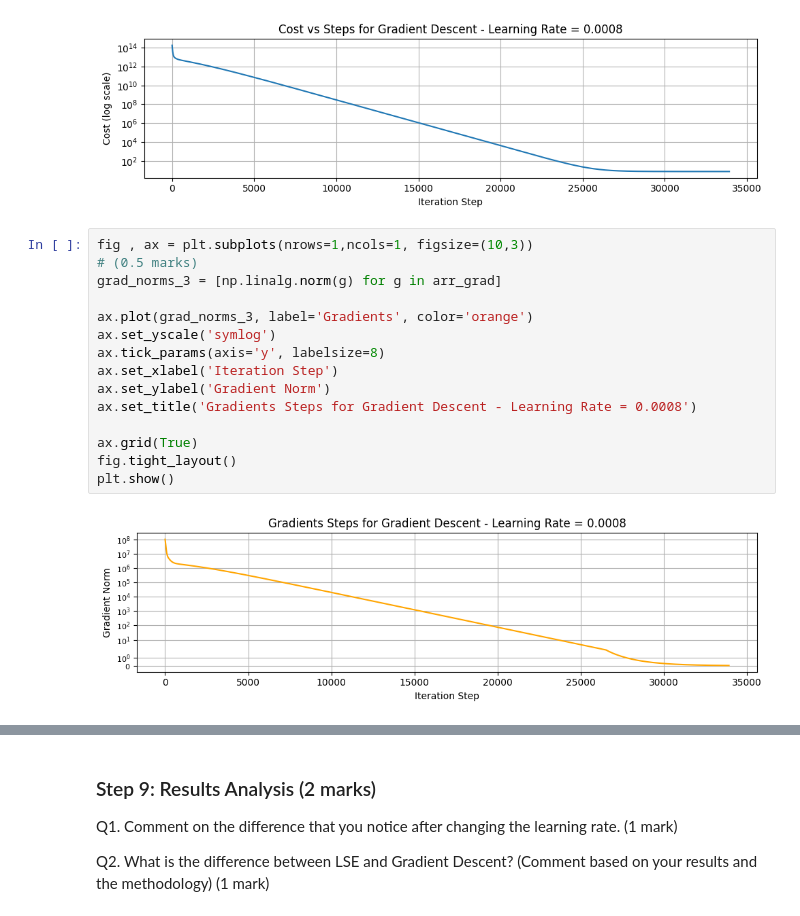
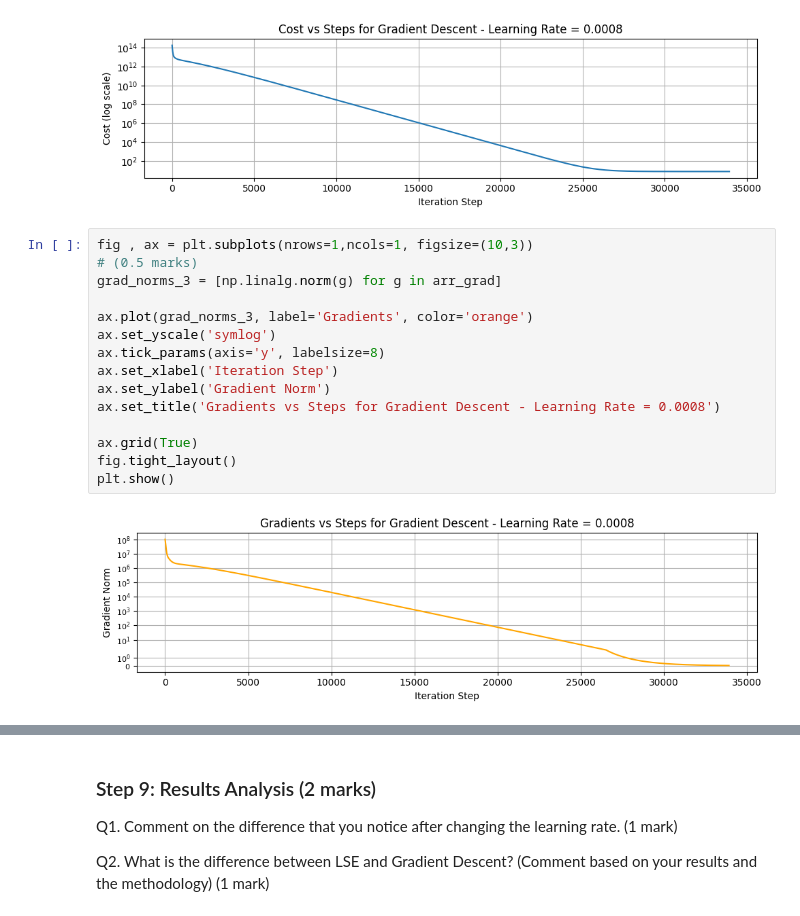
Before and after one commit to hannaginther/ENGG680_2025_Fall, a Jupyter notebook: Lab_Assignment2/Assignment2_Upload.ipynb, the cells around one changed output, grey strips where cells are left out. Drawn from its saved outputs; the diff is of its cells as text.

```diff
--- a/Lab_Assignment2/Assignment2_Upload.ipynb
+++ b/Lab_Assignment2/Assignment2_Upload.ipynb
@@ -1193,20 +1203,20 @@ plt.show()
 # %%
 fig , ax = plt.subplots(nrows=1,ncols=1, figsize=(10,3))
 # (0.5 marks)
 grad_norms_3 = [np.linalg.norm(g) for g in arr_grad]
 
 ax.plot(grad_norms_3, label='Gradients', color='orange')
 ax.set_yscale('symlog')
 ax.tick_params(axis='y', labelsize=8)
 ax.set_xlabel('Iteration Step')
 ax.set_ylabel('Gradient Norm')
-ax.set_title('Gradients Steps for Gradient Descent - Learning Rate = 0.0008')
+ax.set_title('Gradients vs Steps for Gradient Descent - Learning Rate = 0.0008')
 
 ax.grid(True)
 fig.tight_layout()
 plt.show()
 # %% [output]
-[figure, old version]
+[figure, new version]
 # %%
 fig, ax = plt.subplots(nrows=1, ncols=1, figsize=(10, 3))
 # (0.5 marks)
```
Also changed, not shown: parts of 14 cells of this notebook.
